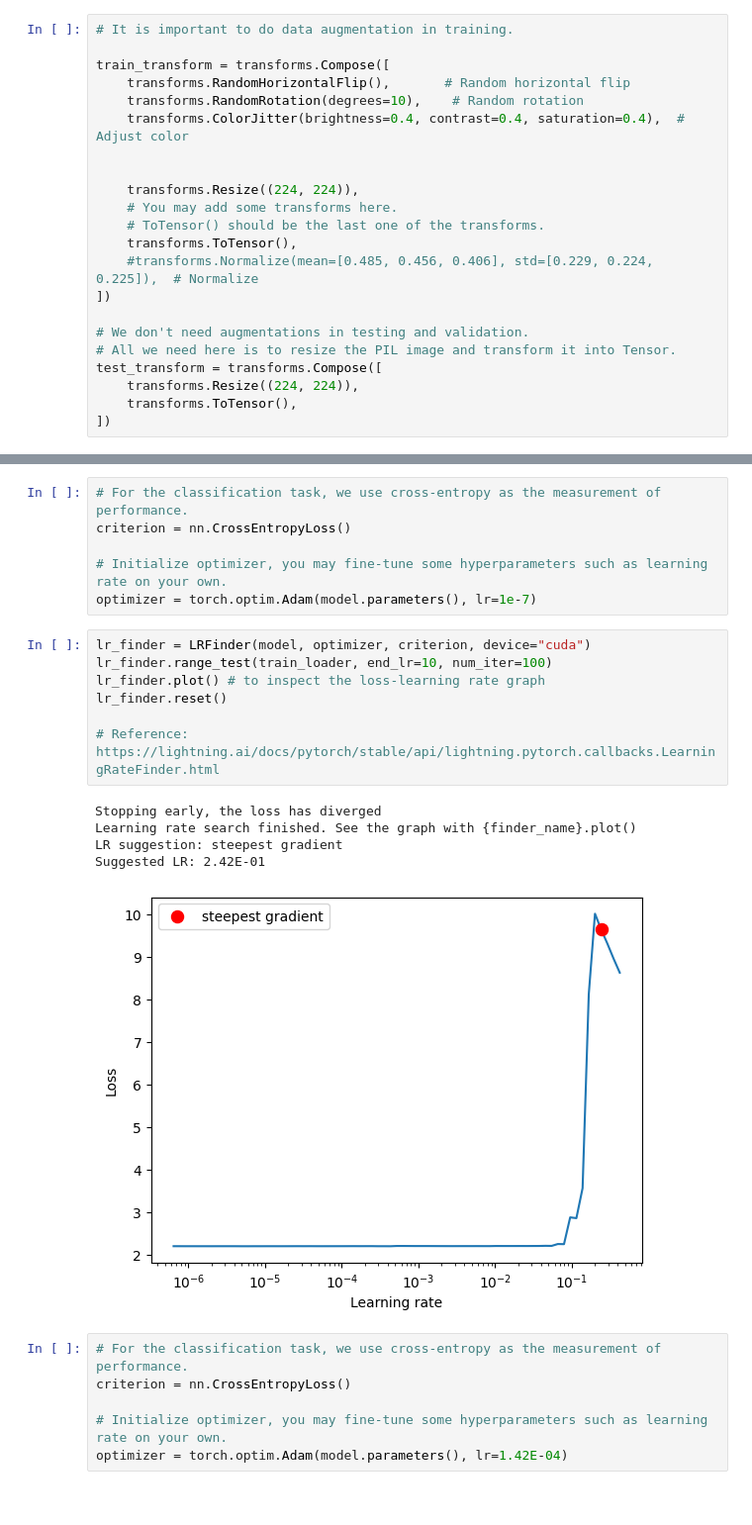
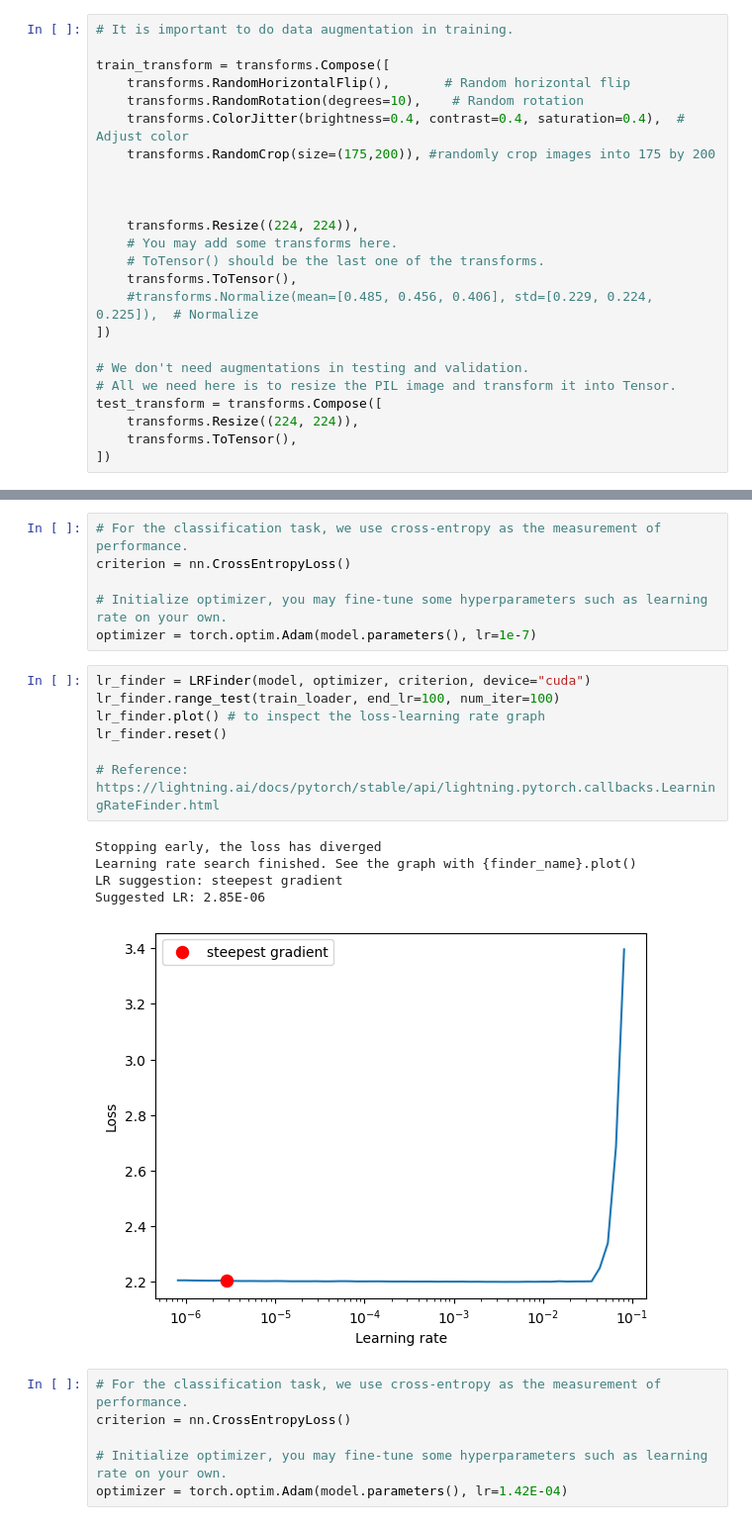
Before and after one commit to peteray-dev/Skin-Lesion-Clf-Det, a Jupyter notebook: Skin_Cancer_Classification_dect__Aug.ipynb, the cells around one changed output, grey strips where cells are left out. Shown at 99% size. Drawn from its saved outputs; the diff is of its cells as text.

```diff
--- a/Skin_Cancer_Classification_dect__Aug.ipynb
+++ b/Skin_Cancer_Classification_dect__Aug.ipynb
@@ -74,6 +74,8 @@ train_transform = transforms.Compose([
     transforms.RandomHorizontalFlip(),       # Random horizontal flip
     transforms.RandomRotation(degrees=10),    # Random rotation
     transforms.ColorJitter(brightness=0.4, contrast=0.4, saturation=0.4),  # Adjust color
+    transforms.RandomCrop(size=(175,200)), #randomly crop images into 175 by 200
+
 
 
     transforms.Resize((224, 224)),
@@ -399,17 +427,17 @@ criterion = nn.CrossEntropyLoss()
 optimizer = torch.optim.Adam(model.parameters(), lr=1e-7)
 # %%
 lr_finder = LRFinder(model, optimizer, criterion, device="cuda")
-lr_finder.range_test(train_loader, end_lr=10, num_iter=100)
+lr_finder.range_test(train_loader, end_lr=100, num_iter=100)
 lr_finder.plot() # to inspect the loss-learning rate graph
 lr_finder.reset()
 
 # Reference: https://lightning.ai/docs/pytorch/stable/api/lightning.pytorch.callbacks.LearningRateFinder.html
 # %% [output]
 Stopping early, the loss has diverged
 Learning rate search finished. See the graph with {finder_name}.plot()
 LR suggestion: steepest gradient
-Suggested LR: 2.42E-01
+Suggested LR: 2.85E-06
-[figure, old version]
+[figure, new version]
 # %%
 # For the classification task, we use cross-entropy as the measurement of performance.
 criterion = nn.CrossEntropyLoss()
```
Also changed, not shown: parts of 8 cells of this notebook.
